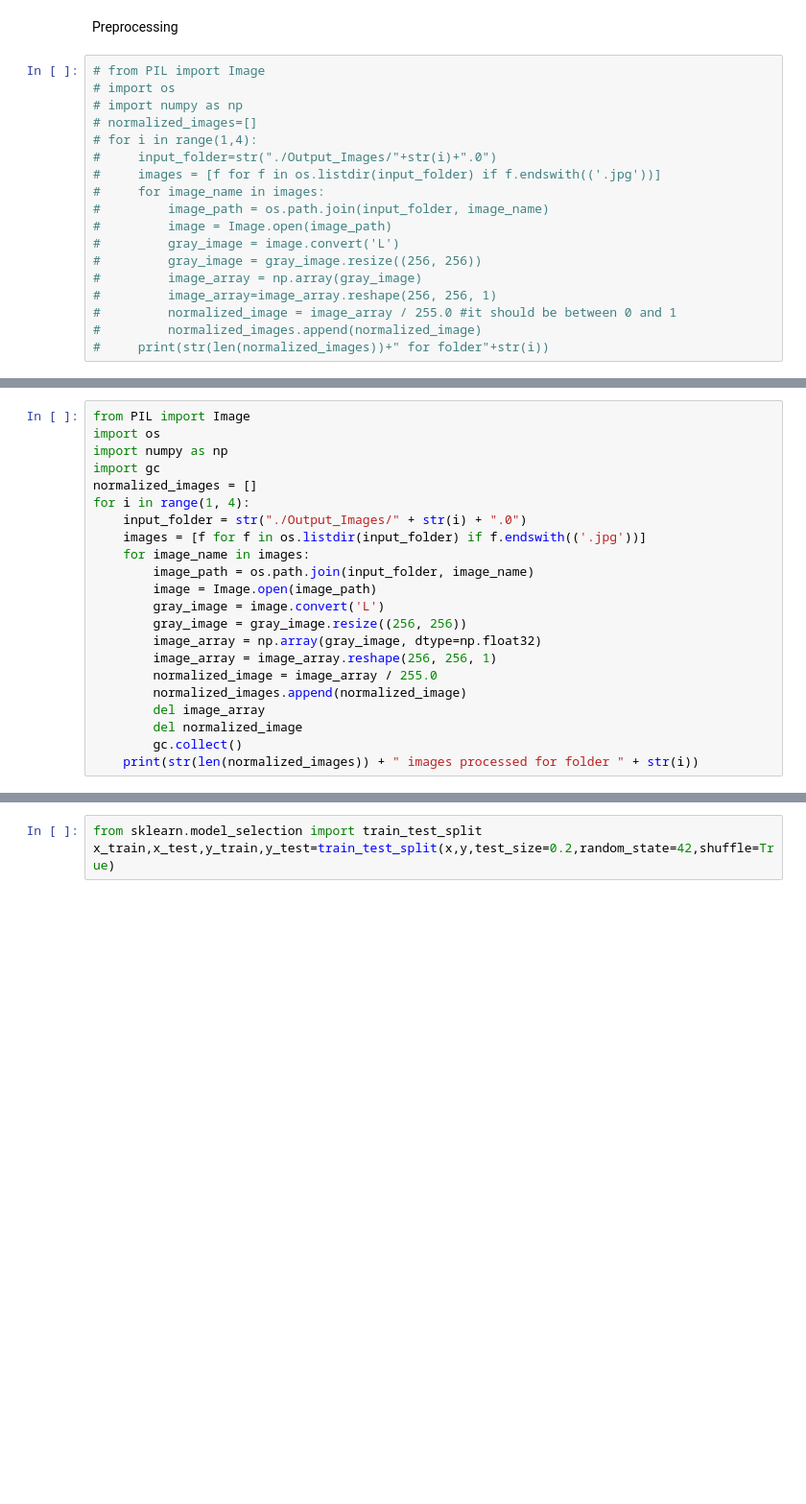
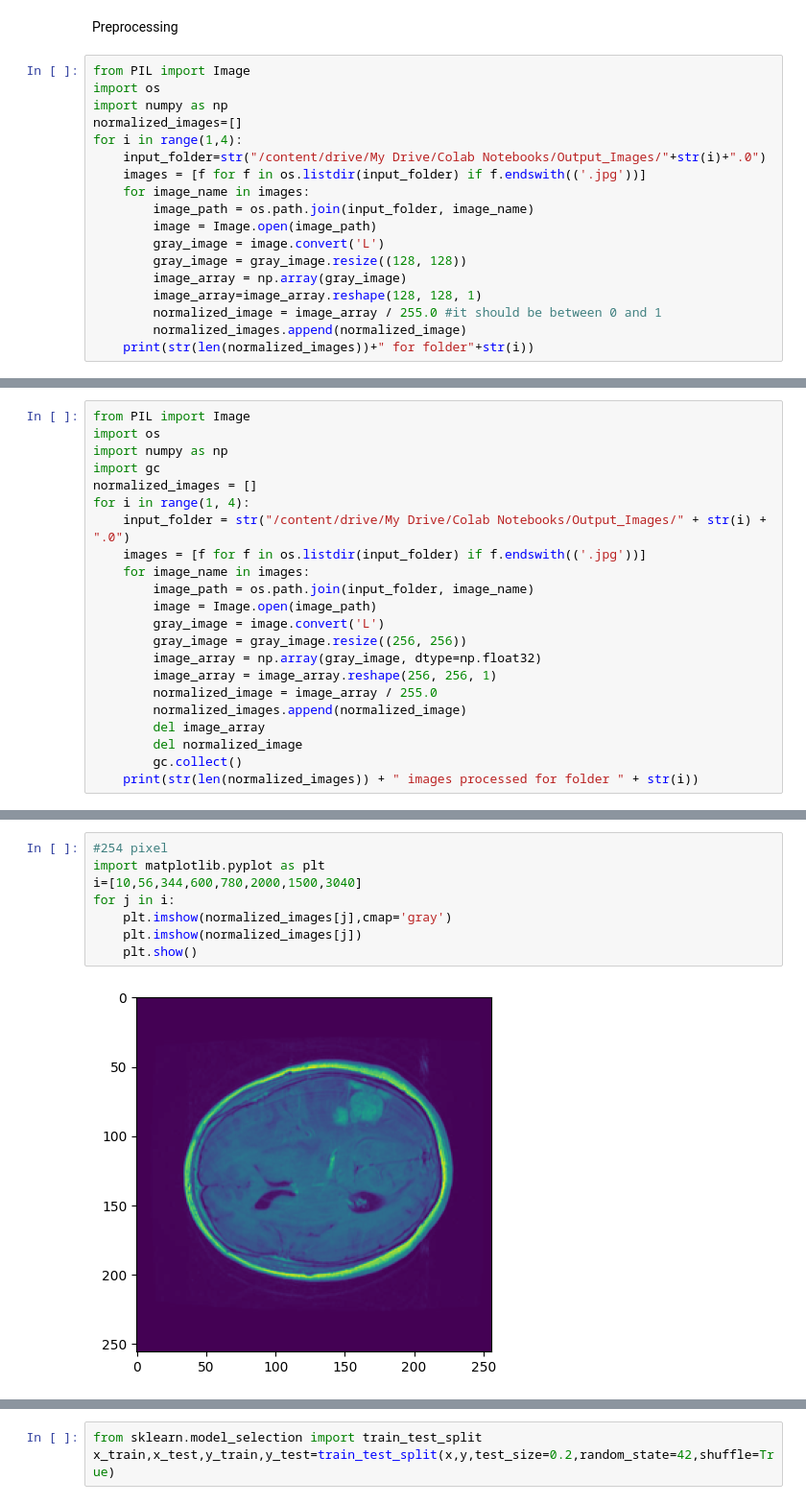
Before and after one commit to Mahdiyeh-Asgharpour/Multi-Stage-Brain-Tumor-Diagnosis, a Jupyter notebook: code.ipynb, the cells around one changed output, grey strips where cells are left out. Shown at 96% size. Saved outputs shown, nothing was run; the diff lists cells and outputs as text; blank space fills up the shorter version.

```diff
--- a/code.ipynb
+++ b/code.ipynb
@@ -93,21 +95,21 @@ for i in range(1,4):
 # %% [markdown]
 Preprocessing
 # %%
-# from PIL import Image
-# import os
-# import numpy as np
-# normalized_images=[]
-# for i in range(1,4):
-#     input_folder=str("./Output_Images/"+str(i)+".0")
-#     images = [f for f in os.listdir(input_folder) if f.endswith(('.jpg'))]
-#     for image_name in images:
-#         image_path = os.path.join(input_folder, image_name)
-#         image = Image.open(image_path)
-#         gray_image = image.convert('L')
-#         gray_image = gray_image.resize((256, 256))
-#         image_array = np.array(gray_image)
-#         image_array=image_array.reshape(256, 256, 1)
-#         normalized_image = image_array / 255.0 #it should be between 0 and 1
-#         normalized_images.append(normalized_image)
-#     print(str(len(normalized_images))+" for folder"+str(i))
+from PIL import Image
+import os
+import numpy as np
+normalized_images=[]
+for i in range(1,4):
+    input_folder=str("/content/drive/My Drive/Colab Notebooks/Output_Images/"+str(i)+".0")
+    images = [f for f in os.listdir(input_folder) if f.endswith(('.jpg'))]
+    for image_name in images:
+        image_path = os.path.join(input_folder, image_name)
+        image = Image.open(image_path)
+        gray_image = image.convert('L')
+        gray_image = gray_image.resize((128, 128))
+        image_array = np.array(gray_image)
+        image_array=image_array.reshape(128, 128, 1)
+        normalized_image = image_array / 255.0 #it should be between 0 and 1
+        normalized_images.append(normalized_image)
+    print(str(len(normalized_images))+" for folder"+str(i))
 # %% [output]
@@ -121,7 +123,7 @@ import numpy as np
 import gc
 normalized_images = []
 for i in range(1, 4):
-    input_folder = str("./Output_Images/" + str(i) + ".0")
+    input_folder = str("/content/drive/My Drive/Colab Notebooks/Output_Images/" + str(i) + ".0")
     images = [f for f in os.listdir(input_folder) if f.endswith(('.jpg'))]
     for image_name in images:
         image_path = os.path.join(input_folder, image_name)
@@ -160,0 +157,10 @@ plt.imshow(normalized_images[890])
+# %%
+#254 pixel
+import matplotlib.pyplot as plt
+i=[10,56,344,600,780,2000,1500,3040]
+for j in i:
+    plt.imshow(normalized_images[j],cmap='gray')
+    plt.imshow(normalized_images[j])
+    plt.show()
+# %% [output]
+[figure, added]
```
Also changed, not shown: parts of 19 cells of this notebook.
